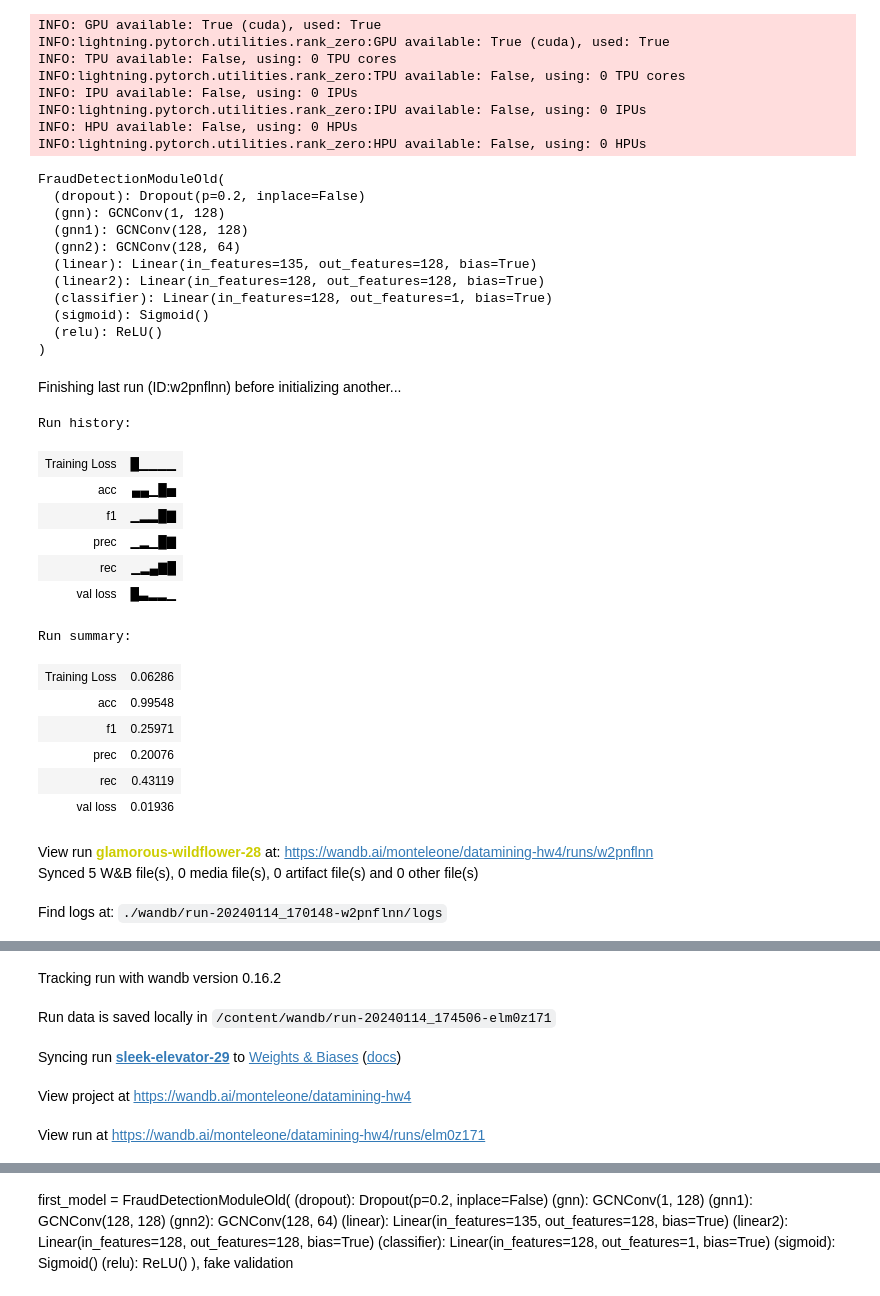
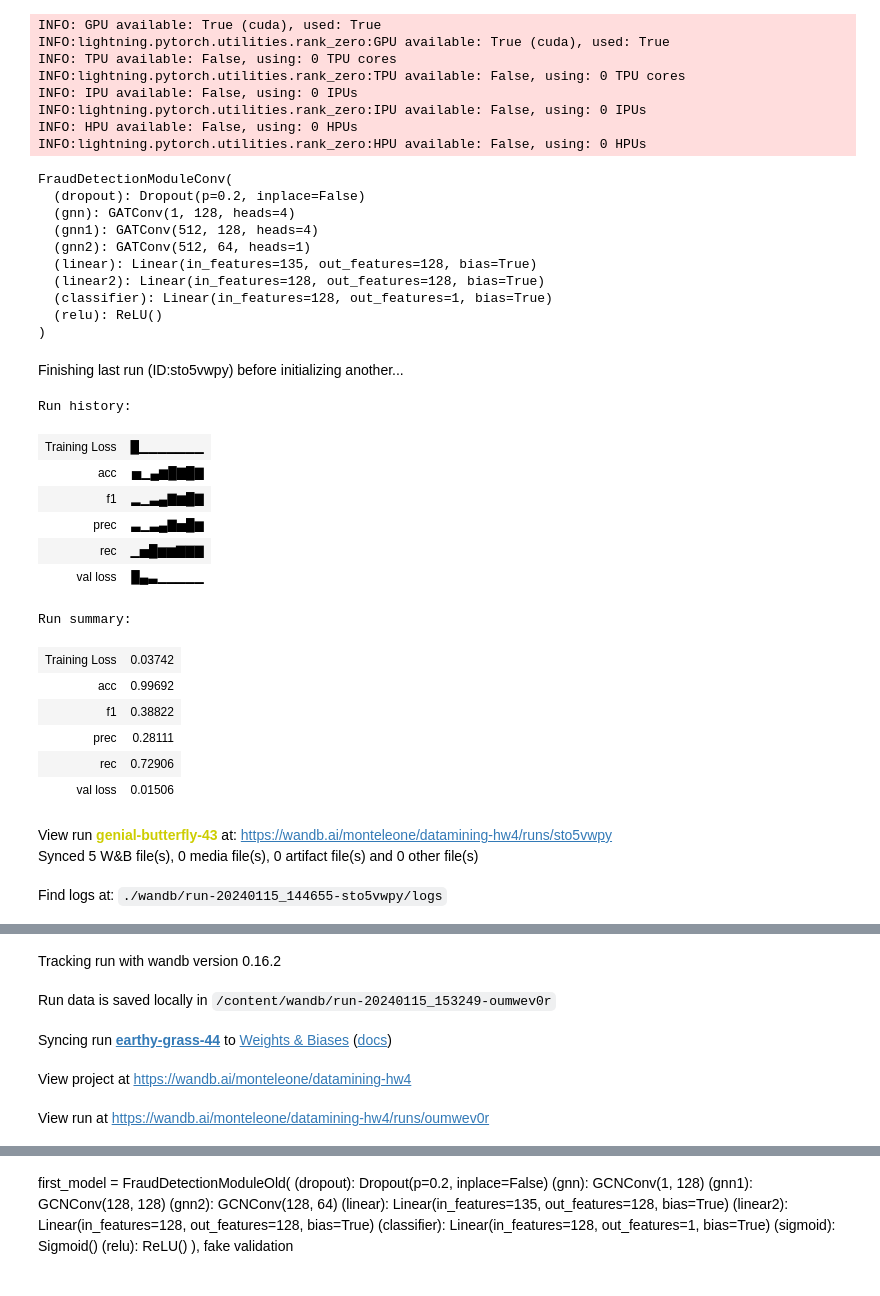
Before and after one commit to monteleone-1883922/hw4_datamining, a Jupyter notebook: DM_Homework_4__1883922_Alessandro_Monteleone/graph_based_fraud_detection_system.ipynb, the cells around one changed output, grey strips where cells are left out. Drawn from its saved outputs; the diff is of its cells as text; code cells hidden in the pictures.

Commit message:
GATConv

```diff
--- a/DM_Homework_4__1883922_Alessandro_Monteleone/graph_based_fraud_detection_system.ipynb
+++ b/DM_Homework_4__1883922_Alessandro_Monteleone/graph_based_fraud_detection_system.ipynb
@@ -325,9 +328,10 @@ class FraudDetectionDataset(Dataset):
       x = torch.tensor([[1] if y.startswith("M") else [0] for y in name_d.keys()], dtype=torch.float).to(self.device)
       data = data.with_columns(pl.col('nameOrig').replace(name_d).cast(pl.Int64).alias('nameOrig'), pl.col('nameDest').replace(name_d).cast(pl.Int64).alias('nameDest'))
       edges = data.select(pl.col('nameOrig','nameDest'))
-      edge_index = torch.tensor(edges.to_numpy(), dtype=torch.int).t().contiguous().to(self.device)
+      edge_index = torch.tensor(edges.to_numpy(), dtype=torch.int64).t().contiguous().to(self.device)
       y = torch.tensor(data.select(pl.col('isFraud')).to_numpy(), dtype=torch.float).to(self.device)
-      edge_attr =  torch.tensor(data.select(pl.col('amount')).to_numpy(), dtype=torch.float).to(self.device)
+      #edge_attr =  torch.tensor(data.select(pl.col('amount')).to_numpy(), dtype=torch.float).to(self.device)
+      edge_attr =  torch.tensor(data.select(pl.col('step','type','amount','oldbalanceOrg','newbalanceOrig','oldbalanceDest','newbalanceDest')).to_numpy(), dtype=torch.float).to(self.device)
       data_graph = Data(x=x, edge_index=edge_index, edge_attr=edge_attr, y=y)
       return data, data_graph
 
@@ -371,9 +375,10 @@ class FraudDetectionDatasetUndersampling(Dataset):
       x = torch.tensor([[1] if y.startswith("M") else [0] for y in name_d.keys()], dtype=torch.float).to(self.device)
       data = data.with_columns(pl.col('nameOrig').replace(name_d).cast(pl.Int64).alias('nameOrig'), pl.col('nameDest').replace(name_d).cast(pl.Int64).alias('nameDest'))
       edges = data.select(pl.col('nameOrig','nameDest'))
-      edge_index = torch.tensor(edges.to_numpy(), dtype=torch.int).t().contiguous().to(self.device)
+      edge_index = torch.tensor(edges.to_numpy(), dtype=torch.int64).t().contiguous().to(self.device)
       y = torch.tensor(data.select(pl.col('isFraud')).to_numpy(), dtype=torch.float).to(self.device)
-      edge_attr =  torch.tensor(data.select(pl.col('amount')).to_numpy(), dtype=torch.float).to(self.device)
+      #edge_attr =  torch.tensor(data.select(pl.col('amount')).to_numpy(), dtype=torch.float).to(self.device)
+      edge_attr =  torch.tensor(data.select(pl.col('step','type','amount','oldbalanceOrg','newbalanceOrig','oldbalanceDest','newbalanceDest')).to_numpy(), dtype=torch.float).to(self.device)
       data_graph = Data(x=x, edge_index=edge_index, edge_attr=edge_attr, y=y)
       return data, data_graph
 
@@ -847,48 +898,47 @@ trainer.fit(model, train_loader, validation_loader)
 
 wndb.finish()
 # %%
-model = FraudDetectionModuleOld( DEVICE, 0.2)
+model = FraudDetectionModuleConv( DEVICE, 0.2)
 model.to(DEVICE)
 # %% [output]
-FraudDetectionModuleOld(
+FraudDetectionModuleConv(
   (dropout): Dropout(p=0.2, inplace=False)
-  (gnn): GCNConv(1, 128)
-  (gnn1): GCNConv(128, 128)
-  (gnn2): GCNConv(128, 64)
+  (gnn): GATConv(1, 128, heads=4)
+  (gnn1): GATConv(512, 128, heads=4)
+  (gnn2): GATConv(512, 64, heads=1)
   (linear): Linear(in_features=135, out_features=128, bias=True)
   (linear2): Linear(in_features=128, out_features=128, bias=True)
   (classifier): Linear(in_features=128, out_features=1, bias=True)
-  (sigmoid): Sigmoid()
   (relu): ReLU()
 )
 # %%
 wndb.init(
     project="datamining-hw4",
 
     # track hyperparameters and run metadata
     config={
     "learning_rate": LR ,
     "weight decay": WD
     })
 optimizer = torch.optim.Adam(model.parameters(), lr=1e-3, weight_decay=WD)
-train(model,27,train_loader,validation_loader,nn.BCEWithLogitsLoss(), optimizer, torchmetrics.classification.BinaryF1Score().to(DEVICE),"third_model",torch.optim.lr_scheduler.MultiStepLR(optimizer, milestones=[7], gamma=0.2) )
+train(model,27,train_loader,validation_loader,nn.BCEWithLogitsLoss(), optimizer, torchmetrics.classification.BinaryF1Score().to(DEVICE),"GAT3_model",torch.optim.lr_scheduler.MultiStepLR(optimizer, milestones=[7], gamma=0.1) )
 wndb.finish()
 # %% [output]
-Finishing last run (ID:w2pnflnn) before initializing another...
+Finishing last run (ID:sto5vwpy) before initializing another...
 Run history:
-| Training Loss | █▁▁▁▁ |
-| acc | ▄▄▁█▅ |
-| f1 | ▁▂▂█▇ |
-| prec | ▁▂▁█▇ |
-| rec | ▁▂▄▇█ |
-| val loss | █▃▂▂▁ |
+| Training Loss | █▁▁▁▁▁▁▁ |
+| acc | ▅▁▄▆█▇█▇ |
+| f1 | ▂▁▃▄▇▆█▇ |
+| prec | ▃▁▃▄▇▅█▆ |
+| rec | ▁▅█▆▆▇▇▇ |
+| val loss | █▄▃▁▁▁▁▁ |
 Run summary:
-| Training Loss | 0.06286 |
-| acc | 0.99548 |
-| f1 | 0.25971 |
-| prec | 0.20076 |
-| rec | 0.43119 |
-| val loss | 0.01936 |
+| Training Loss | 0.03742 |
+| acc | 0.99692 |
+| f1 | 0.38822 |
+| prec | 0.28111 |
+| rec | 0.72906 |
+| val loss | 0.01506 |
-View run glamorous-wildflower-28 at: https://wandb.ai/monteleone/datamining-hw4/runs/w2pnflnn
+View run genial-butterfly-43 at: https://wandb.ai/monteleone/datamining-hw4/runs/sto5vwpy
 Synced 5 W&B file(s), 0 media file(s), 0 artifact file(s) and 0 other file(s)
-Find logs at: ./wandb/run-20240114_170148-w2pnflnn/logs
+Find logs at: ./wandb/run-20240115_144655-sto5vwpy/logs
@@ -896,5 +946,5 @@ Successfully finished last run (ID:w2pnflnn). Initializing new run:
 Tracking run with wandb version 0.16.2
-Run data is saved locally in /content/wandb/run-20240114_174506-elm0z171
+Run data is saved locally in /content/wandb/run-20240115_153249-oumwev0r
-Syncing run sleek-elevator-29 to Weights & Biases (docs)
+Syncing run earthy-grass-44 to Weights & Biases (docs)
 View project at https://wandb.ai/monteleone/datamining-hw4
-View run at https://wandb.ai/monteleone/datamining-hw4/runs/elm0z171
+View run at https://wandb.ai/monteleone/datamining-hw4/runs/oumwev0r
```
Also changed, not shown: parts of 5 cells of this notebook.
